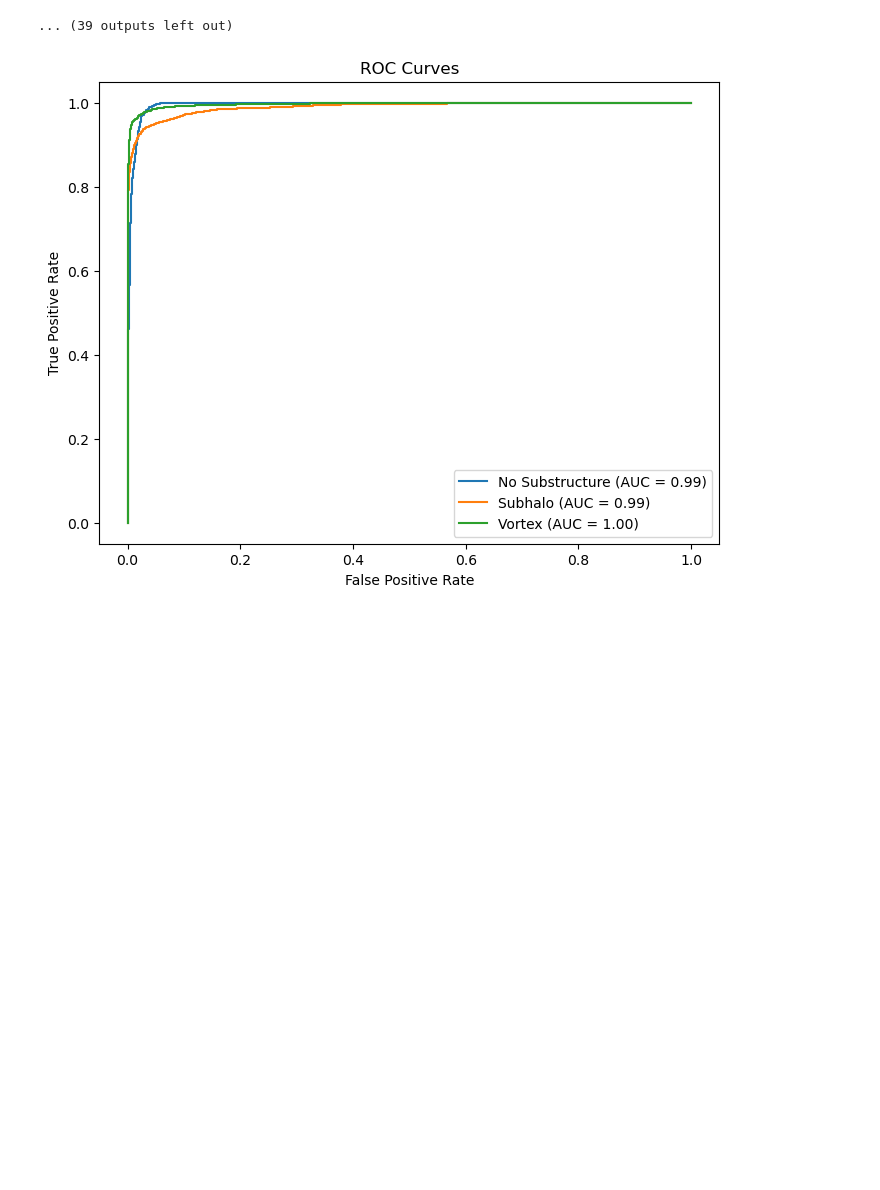
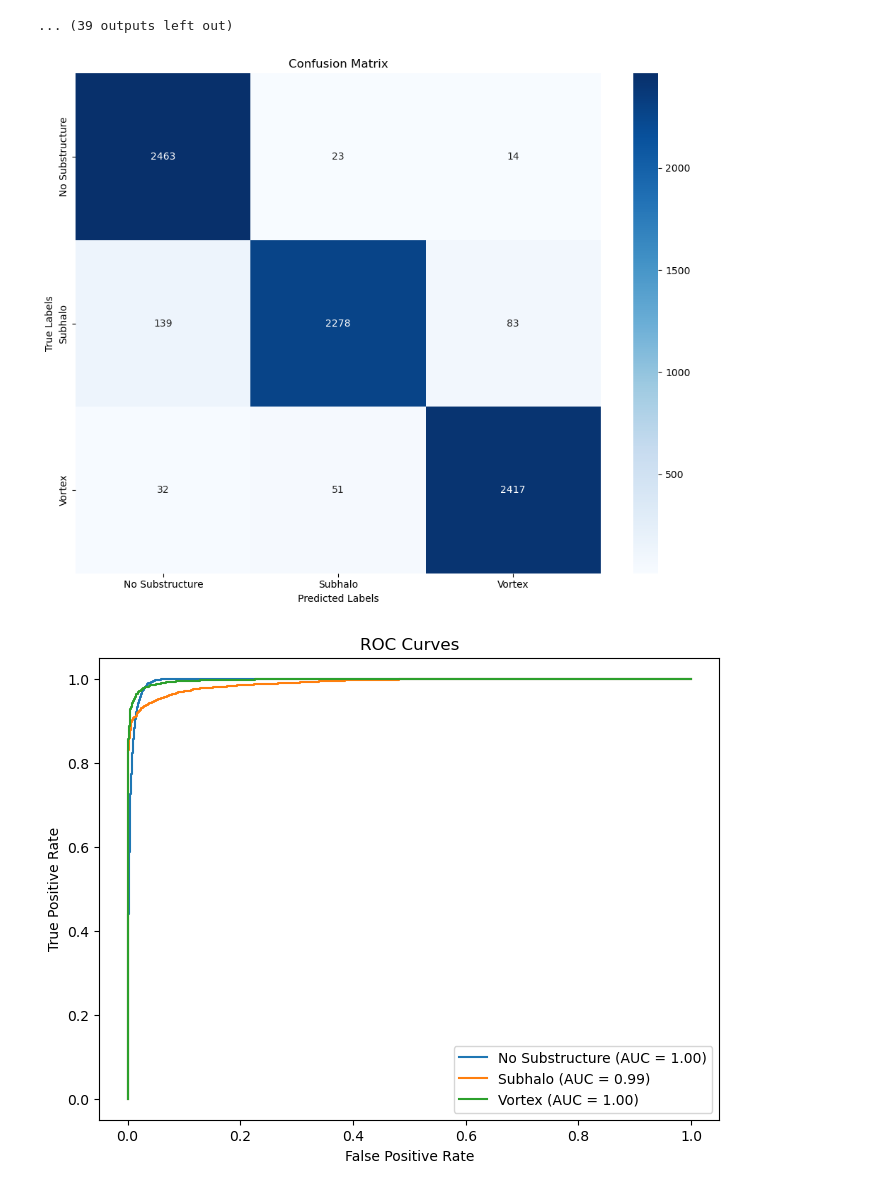
Before and after one commit to samkitshah1262/DeepLens-SR, a Jupyter notebook: common/commonENB3.ipynb, the cells around one changed output. Drawn from its saved outputs; the diff is of its cells as text; code cells hidden in the pictures; blank space fills up the shorter version.

```diff
--- a/common/commonENB3.ipynb
+++ b/common/commonENB3.ipynb
@@ -100,7 +102,6 @@ plt.show()
 [figure]
 # %%
 def load_data(data_dir):
-    """ Loads .npy files and assigns labels based on folder names. """
     file_paths, labels = [], []
 
     class_names = ["no", "sphere", "vort"]
@@ -491,30 +486,48 @@ def plot_roc_curve(y_true, y_pred, class_names):
     plt.show()
 # %%
 from sklearn.preprocessing import label_binarize
+from sklearn.metrics import confusion_matrix
+import seaborn as sns
+
+def plot_confusion_matrix(cm, class_names):
+    plt.figure(figsize=(10, 8))
+    sns.heatmap(cm, annot=True, fmt='d', cmap='Blues',
+                xticklabels=class_names,
+                yticklabels=class_names)
+    plt.xlabel('Predicted Labels')
+    plt.ylabel('True Labels')
+    plt.title('Confusion Matrix')
+    plt.tight_layout()
+    plt.show()
 
 def evaluate(model, val_loader):
     model.eval()
-    all_preds, all_labels = [], []
+    all_preds, all_labels, all_probs = [], [] , []
 
     with torch.no_grad():
         for images, labels in val_loader:
             images, labels = images.to(device), labels.to(device)
             outputs = model(images)
 
-            # Convert outputs to probabilities (Softmax)
-            probs = torch.softmax(outputs, dim=1)  # Ensure predictions sum to 1
+            probs = torch.softmax(outputs, dim=1)
+            preds = torch.argmax(probs, dim=1)
 
-            all_preds.append(probs.cpu().numpy())  # Store probabilities
-            all_labels.append(labels.cpu().numpy())  # Store true labels
+            all_probs.append(probs.cpu().numpy())
+            all_labels.append(labels.cpu().numpy())
+            all_preds.append(preds.cpu().numpy())
 
-    all_preds = np.concatenate(all_preds)  # Shape: (N, num_classes)
-    all_labels = np.concatenate(all_labels)  # Shape: (N,)
+    all_probs = np.concatenate(all_probs)
+    all_preds = np.concatenate(all_preds)
+    all_labels = np.concatenate(all_labels)
 
-    # One-hot encode labels for ROC curve
+    cm = confusion_matrix(all_labels, all_preds)
+    plot_confusion_matrix(cm, class_names=["No Substructure", "Subhalo", "Vortex"])
+
     all_labels = label_binarize(all_labels, classes=[0, 1, 2])
 
-    plot_roc_curve(all_labels, all_preds, class_names=["No Substructure", "Subhalo", "Vortex"])
+    plot_roc_curve(all_labels, all_probs, class_names=["No Substructure", "Subhalo", "Vortex"])
 
 evaluate(model, val_loader)
 # %% [output]
-[figure, old version]
+[figure, new version]
+[figure, added]
```
Also changed, not shown: parts of 3 cells of this notebook, 2 other files.
